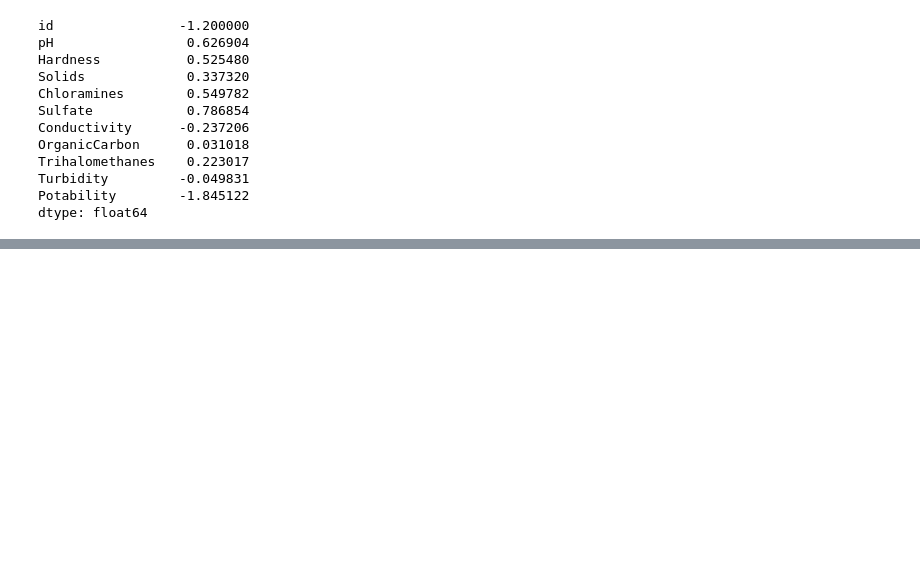
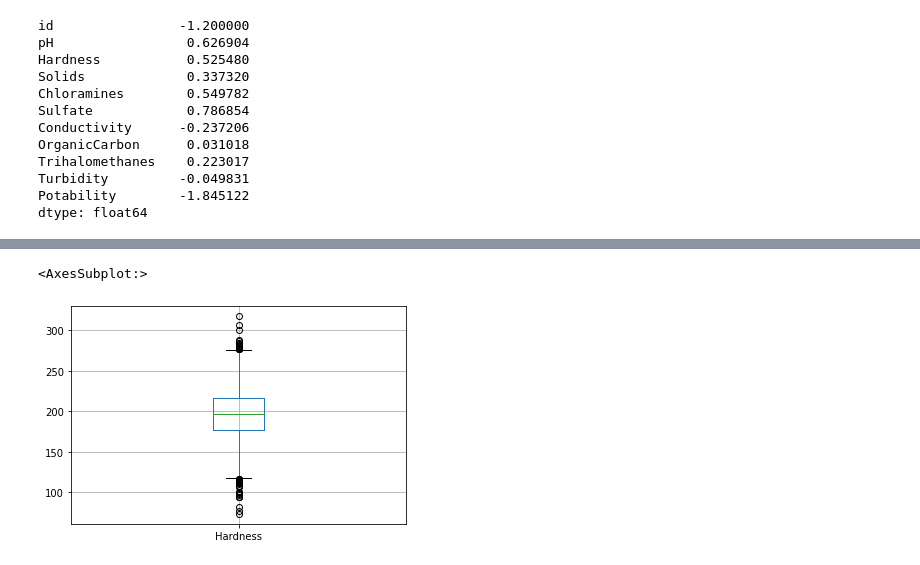
Before and after one commit to TubesForLyfe/ProbStat, a Jupyter notebook: src/main.ipynb, the cells around one changed output, grey strips where cells are left out. Cells and saved outputs as stored; diff of their text form; code cells hidden in the pictures; blank space fills up the shorter version.

```diff
--- a/src/main.ipynb
+++ b/src/main.ipynb
@@ -143,0 +159,5 @@ dtype: float64
+# %%
+df.boxplot(column = ["Hardness"])
+# %% [output]
+<AxesSubplot:>
+[figure, added]
```
Also changed, not shown: parts of 9 cells of this notebook.
